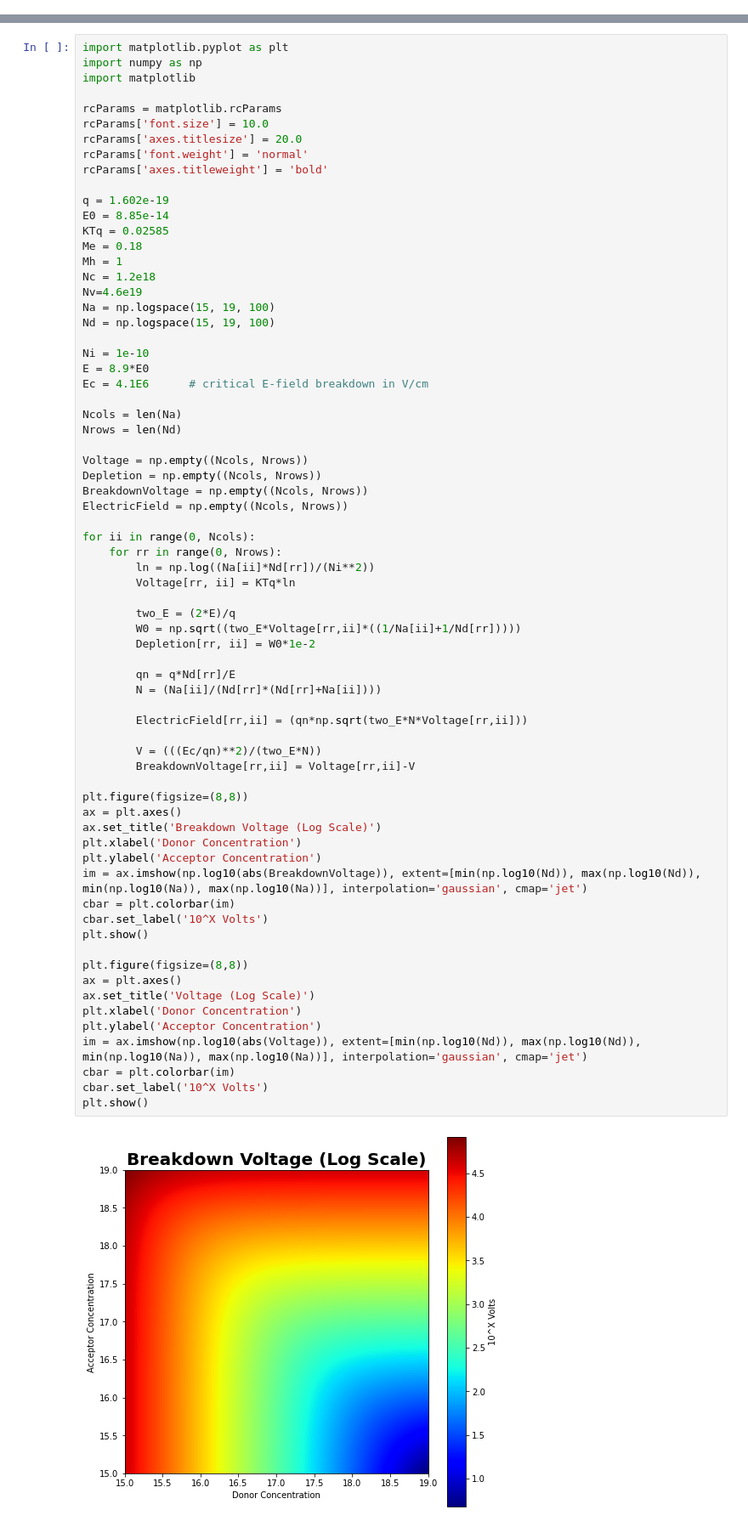
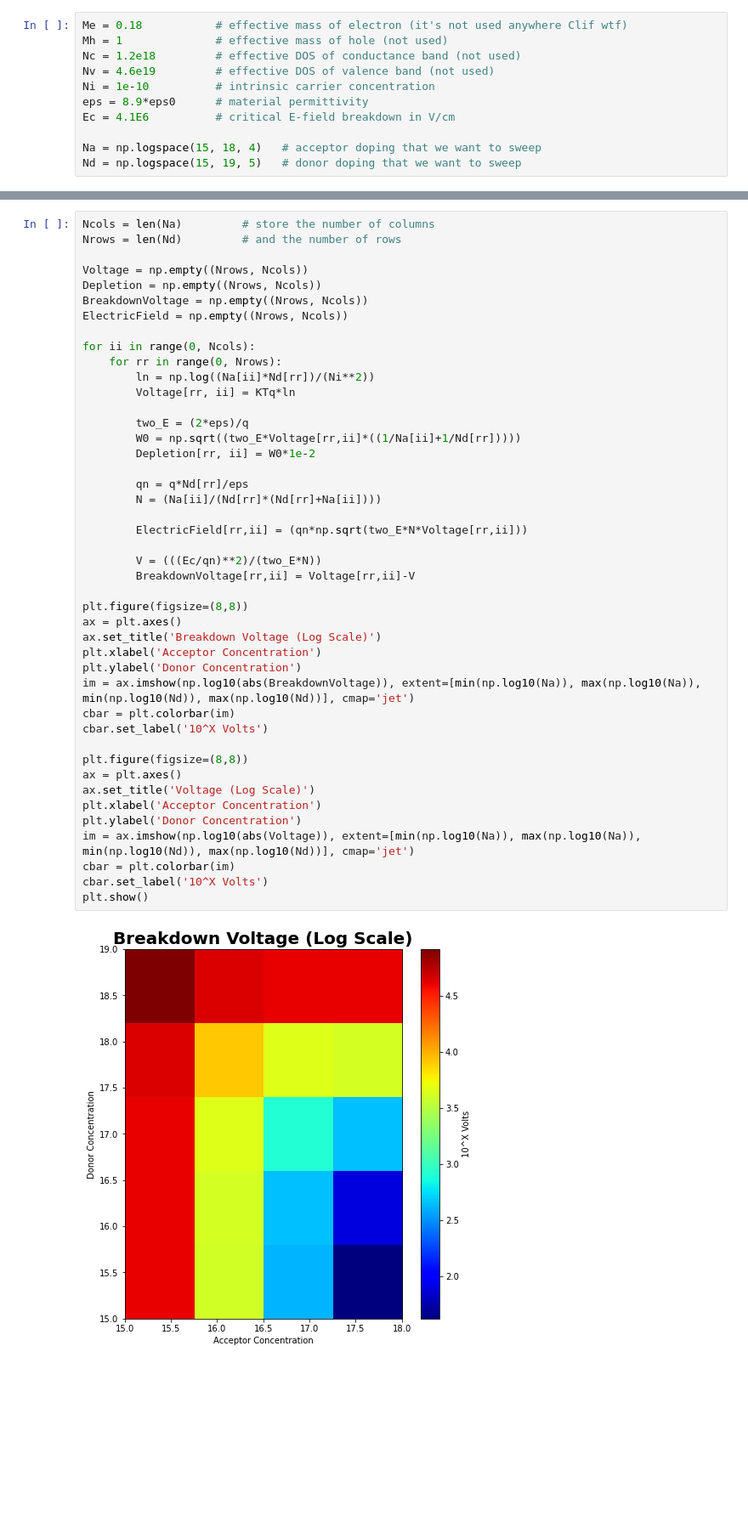
Before and after one commit to aacarman/SemiProject, a Jupyter notebook: main.ipynb, the cells around one changed output, grey strips where cells are left out. Shown: that part at 85% size. Drawn from its saved outputs; the diff is of its cells as text; blank space fills up the shorter version.

Commit message:
Added some comments and tried to improve the plotting. Still needs more work.

```diff
--- a/main.ipynb
+++ b/main.ipynb
@@ -0,0 +36,11 @@
+# %%
+Me = 0.18           # effective mass of electron (it's not used anywhere Clif wtf)
+Mh = 1              # effective mass of hole (not used)
+Nc = 1.2e18         # effective DOS of conductance band (not used)
+Nv = 4.6e19         # effective DOS of valence band (not used)
+Ni = 1e-10          # intrinsic carrier concentration
+eps = 8.9*eps0      # material permittivity
+Ec = 4.1E6          # critical E-field breakdown in V/cm
+
+Na = np.logspace(15, 18, 4)   # acceptor doping that we want to sweep
+Nd = np.logspace(15, 19, 5)   # donor doping that we want to sweep
@@ -1,71 +51,46 @@
 # %%
-import matplotlib.pyplot as plt
-import numpy as np
-import matplotlib
+Ncols = len(Na)         # store the number of columns
+Nrows = len(Nd)         # and the number of rows
 
-rcParams = matplotlib.rcParams
-rcParams['font.size'] = 10.0
-rcParams['axes.titlesize'] = 20.0
-rcParams['font.weight'] = 'normal'
-rcParams['axes.titleweight'] = 'bold'
-
-q = 1.602e-19
-E0 = 8.85e-14
-KTq = 0.02585
-Me = 0.18
-Mh = 1
-Nc = 1.2e18
-Nv=4.6e19
-Na = np.logspace(15, 19, 100)
-Nd = np.logspace(15, 19, 100)
-
-Ni = 1e-10
-E = 8.9*E0
-Ec = 4.1E6      # critical E-field breakdown in V/cm
-
-Ncols = len(Na)
-Nrows = len(Nd)
-
-Voltage = np.empty((Ncols, Nrows))
-Depletion = np.empty((Ncols, Nrows))
-BreakdownVoltage = np.empty((Ncols, Nrows))
-ElectricField = np.empty((Ncols, Nrows))
+Voltage = np.empty((Nrows, Ncols))
+Depletion = np.empty((Nrows, Ncols))
+BreakdownVoltage = np.empty((Nrows, Ncols))
+ElectricField = np.empty((Nrows, Ncols))
 
 for ii in range(0, Ncols):
     for rr in range(0, Nrows):
         ln = np.log((Na[ii]*Nd[rr])/(Ni**2))
         Voltage[rr, ii] = KTq*ln
 
-        two_E = (2*E)/q
+        two_E = (2*eps)/q
         W0 = np.sqrt((two_E*Voltage[rr,ii]*((1/Na[ii]+1/Nd[rr]))))
         Depletion[rr, ii] = W0*1e-2
 
-        qn = q*Nd[rr]/E
+        qn = q*Nd[rr]/eps
         N = (Na[ii]/(Nd[rr]*(Nd[rr]+Na[ii])))
 
         ElectricField[rr,ii] = (qn*np.sqrt(two_E*N*Voltage[rr,ii]))
 
         V = (((Ec/qn)**2)/(two_E*N))
         BreakdownVoltage[rr,ii] = Voltage[rr,ii]-V
 
 plt.figure(figsize=(8,8))
 ax = plt.axes()
 ax.set_title('Breakdown Voltage (Log Scale)')
-plt.xlabel('Donor Concentration')
-plt.ylabel('Acceptor Concentration')
-im = ax.imshow(np.log10(abs(BreakdownVoltage)), extent=[min(np.log10(Nd)), max(np.log10(Nd)), min(np.log10(Na)), max(np.log10(Na))], interpolation='gaussian', cmap='jet')
+plt.xlabel('Acceptor Concentration')
+plt.ylabel('Donor Concentration')
+im = ax.imshow(np.log10(abs(BreakdownVoltage)), extent=[min(np.log10(Na)), max(np.log10(Na)), min(np.log10(Nd)), max(np.log10(Nd))], cmap='jet')
 cbar = plt.colorbar(im)
 cbar.set_label('10^X Volts')
-plt.show()
 
 plt.figure(figsize=(8,8))
 ax = plt.axes()
 ax.set_title('Voltage (Log Scale)')
-plt.xlabel('Donor Concentration')
-plt.ylabel('Acceptor Concentration')
-im = ax.imshow(np.log10(abs(Voltage)), extent=[min(np.log10(Nd)), max(np.log10(Nd)), min(np.log10(Na)), max(np.log10(Na))], interpolation='gaussian', cmap='jet')
+plt.xlabel('Acceptor Concentration')
+plt.ylabel('Donor Concentration')
+im = ax.imshow(np.log10(abs(Voltage)), extent=[min(np.log10(Na)), max(np.log10(Na)), min(np.log10(Nd)), max(np.log10(Nd))], cmap='jet')
 cbar = plt.colorbar(im)
 cbar.set_label('10^X Volts')
 plt.show()
 # %% [output]
-[figure, old version]
+[figure, new version]
```
Also changed, not shown: parts of 6 cells of this notebook.
